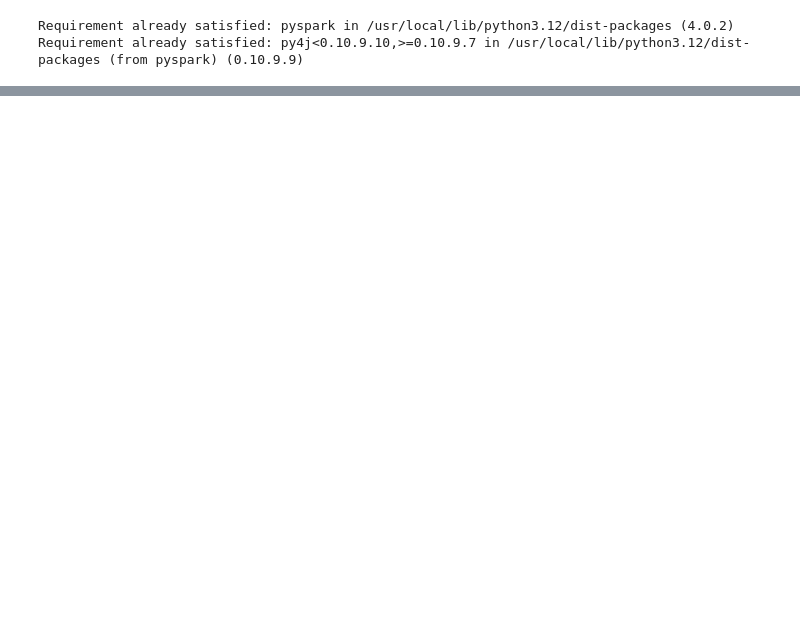
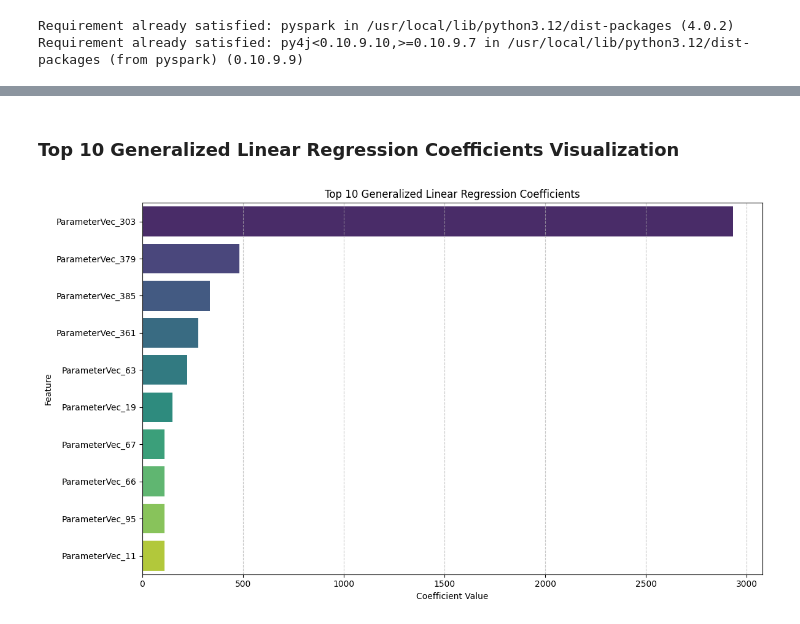
Before and after one commit to Shervinrtd/Air-Quality, a Jupyter notebook: Air-Quality.ipynb, the cells around one changed output, grey strips where cells are left out. Cells and saved outputs as stored; diff of their text form; code cells hidden in the pictures; blank space fills up the shorter version.

```diff
--- a/Air-Quality.ipynb
+++ b/Air-Quality.ipynb
@@ -670,0 +709,30 @@ Tuned Random Forest R2: 0.8283942342796384
+# %%
+from pyspark.ml.regression import GeneralizedLinearRegression
+from pyspark.ml import Pipeline
+
+# NOTE: If you encounter 'ConnectionRefusedError', the Spark session may have crashed.
+# Please restart the Colab runtime (Runtime > Restart runtime) and re-run all cells from the Spark Session creation cell (_51MREIHGHtL) onwards.
+
+# Initialize Generalized Linear Regression
+# Using family='gaussian' and link='identity' makes it behave like standard Linear Regression
+glr = GeneralizedLinearRegression(
+    featuresCol="features",
+    labelCol=target_column,
+    family="gaussian",
+    link="identity"
+)
+
+glr_pipeline = Pipeline(stages=[
+    assembler,
+    glr
+])
+
+glr_model = glr_pipeline.fit(train_data)
+
+glr_predictions = glr_model.transform(test_data)
+
+rmse_glr = evaluator_rmse.evaluate(glr_predictions)
+r2_glr = evaluator_r2.evaluate(glr_predictions)
+
+print("Generalized Linear Regression RMSE:", rmse_glr)
+print("Generalized Linear Regression R2:", r2_glr)
@@ -670,0 +810,19 @@ Tuned Random Forest R2: 0.8283942342796384
+# %% [markdown]
+### Top 10 Generalized Linear Regression Coefficients Visualization
+# %%
+import matplotlib.pyplot as plt
+import seaborn as sns
+
+# Select the top 10 coefficients (already sorted by descending coefficient value in coef_df_glr)
+top_10_glr_coefficients = coef_df_glr.head(10)
+
+plt.figure(figsize=(12, 7))
+sns.barplot(x='Coefficient', y='Feature', hue='Feature', data=top_10_glr_coefficients, palette='viridis', legend=False)
+plt.title('Top 10 Generalized Linear Regression Coefficients')
+plt.xlabel('Coefficient Value')
+plt.ylabel('Feature')
+plt.grid(axis='x', linestyle='--', alpha=0.7)
+plt.tight_layout()
+plt.show()
+# %% [output]
+[figure, added]
```
Also changed, not shown: parts of 95 cells of this notebook.
